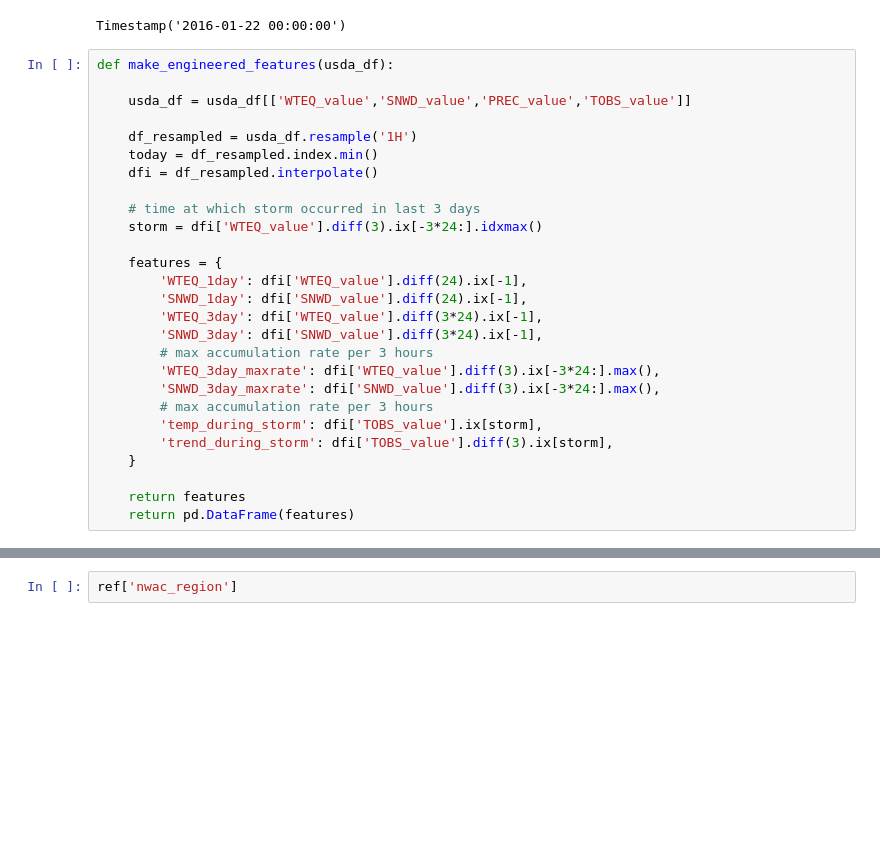
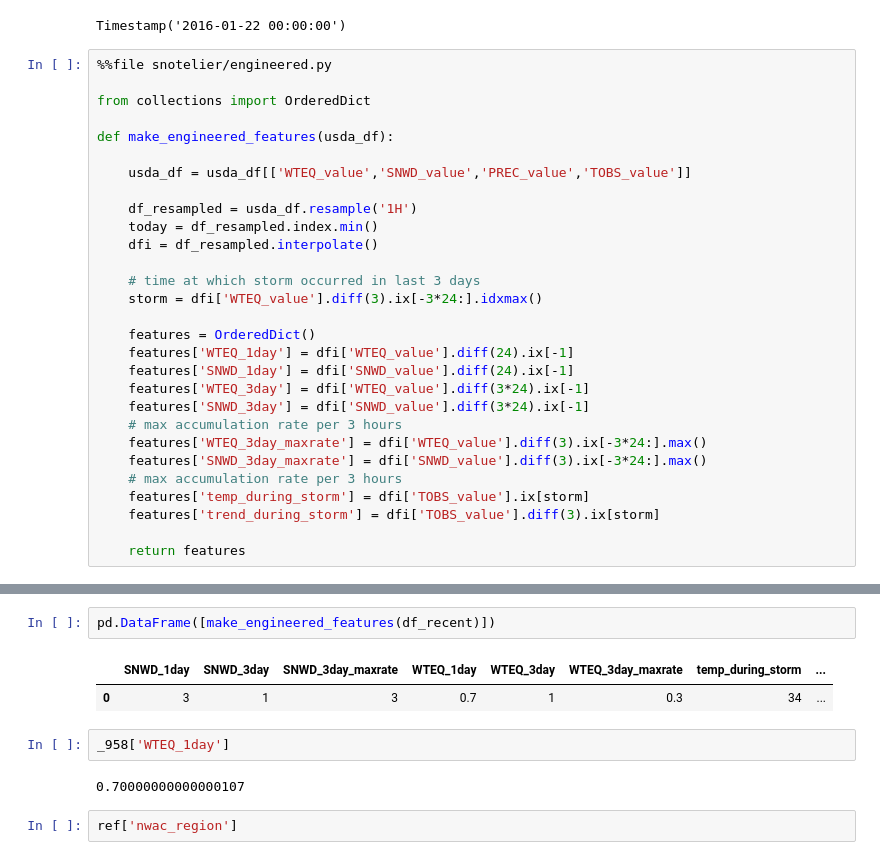
Before and after one commit to baldwint/snotelier, a Jupyter notebook: usda.ipynb, the cells around one changed output, grey strips where cells are left out. Cells and saved outputs as stored; diff of their text form; blank space fills up the shorter version.

Commit message:
re-do stuff to have ordered dicts

```diff
--- a/usda.ipynb
+++ b/usda.ipynb
@@ -1537,6 +1537,10 @@ df_recent.index.min() - pd.Timedelta('3D')
 # %% [output]
 Timestamp('2016-01-22 00:00:00')
 # %%
+%%file snotelier/engineered.py
+
+from collections import OrderedDict
+
 def make_engineered_features(usda_df):
 
     usda_df = usda_df[['WTEQ_value','SNWD_value','PREC_value','TOBS_value']]
@@ -1548,18 +1552,16 @@ def make_engineered_features(usda_df):
     # time at which storm occurred in last 3 days
     storm = dfi['WTEQ_value'].diff(3).ix[-3*24:].idxmax()
 
-    features = {
-        'WTEQ_1day': dfi['WTEQ_value'].diff(24).ix[-1],
-        'SNWD_1day': dfi['SNWD_value'].diff(24).ix[-1],
-        'WTEQ_3day': dfi['WTEQ_value'].diff(3*24).ix[-1],
-        'SNWD_3day': dfi['SNWD_value'].diff(3*24).ix[-1],
-        # max accumulation rate per 3 hours
-        'WTEQ_3day_maxrate': dfi['WTEQ_value'].diff(3).ix[-3*24:].max(),
-        'SNWD_3day_maxrate': dfi['SNWD_value'].diff(3).ix[-3*24:].max(),
-        # max accumulation rate per 3 hours
-        'temp_during_storm': dfi['TOBS_value'].ix[storm],
-        'trend_during_storm': dfi['TOBS_value'].diff(3).ix[storm],
-    }
+    features = OrderedDict()
+    features['WTEQ_1day'] = dfi['WTEQ_value'].diff(24).ix[-1]
+    features['SNWD_1day'] = dfi['SNWD_value'].diff(24).ix[-1]
+    features['WTEQ_3day'] = dfi['WTEQ_value'].diff(3*24).ix[-1]
+    features['SNWD_3day'] = dfi['SNWD_value'].diff(3*24).ix[-1]
+    # max accumulation rate per 3 hours
+    features['WTEQ_3day_maxrate'] = dfi['WTEQ_value'].diff(3).ix[-3*24:].max()
+    features['SNWD_3day_maxrate'] = dfi['SNWD_value'].diff(3).ix[-3*24:].max()
+    # max accumulation rate per 3 hours
+    features['temp_during_storm'] = dfi['TOBS_value'].ix[storm]
+    features['trend_during_storm'] = dfi['TOBS_value'].diff(3).ix[storm]
 
     return features
-    return pd.DataFrame(features)
@@ -1566,3 +1583,12 @@ def make_engineered_features(usda_df):
+# %%
+pd.DataFrame([make_engineered_features(df_recent)])
+# %% [output]
+|  | SNWD_1day | SNWD_3day | SNWD_3day_maxrate | WTEQ_1day | WTEQ_3day | WTEQ_3day_maxrate | temp_during_storm | ... |
+| 0 | 3 | 1 | 3 | 0.7 | 1 | 0.3 | 34 | ... |
+# %%
+_958['WTEQ_1day']
+# %% [output]
+0.70000000000000107
 # %%
 ref['nwac_region']
 # %% [output]
```
Also changed, not shown: parts of 19 cells of this notebook, 3 other files.
